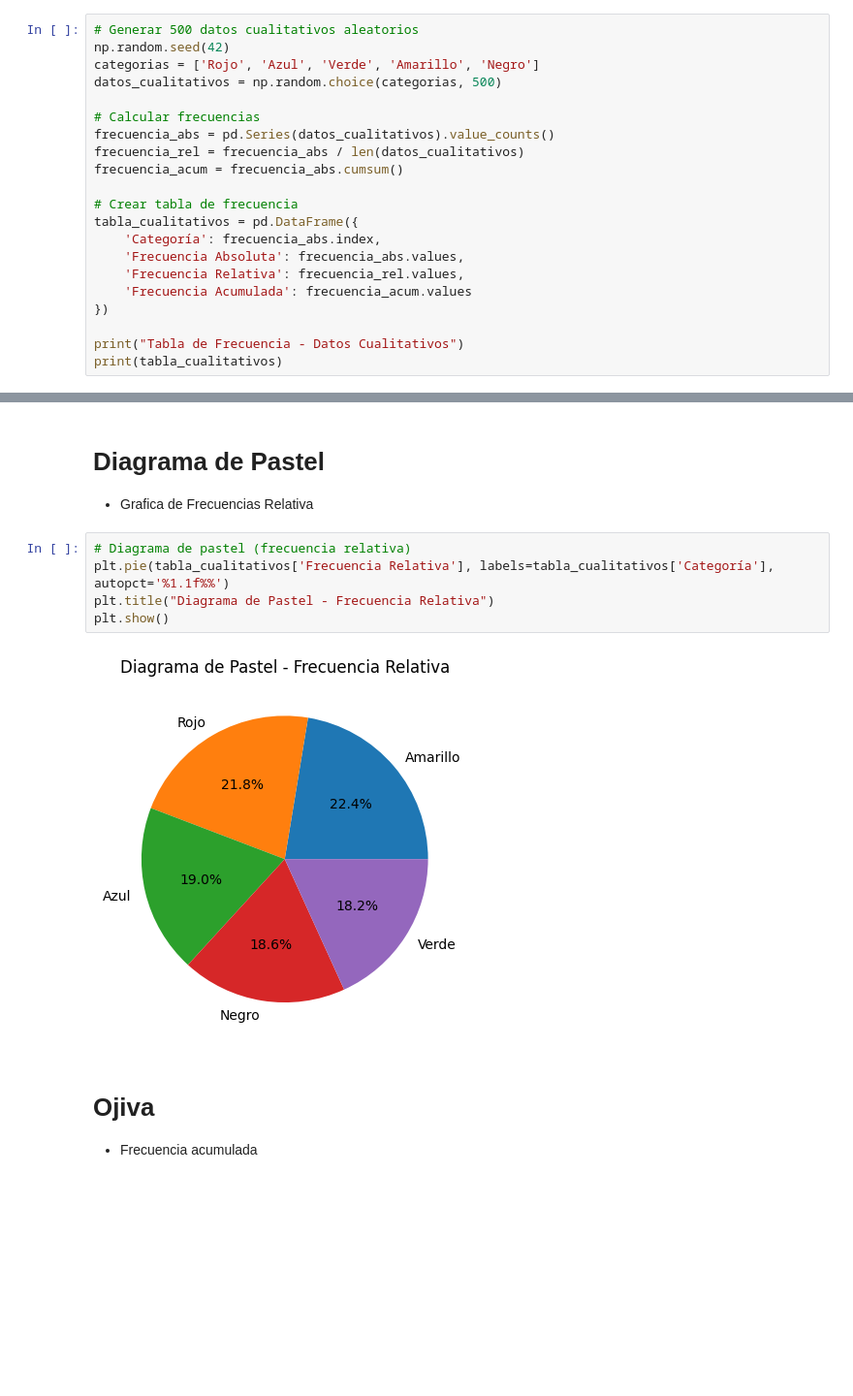
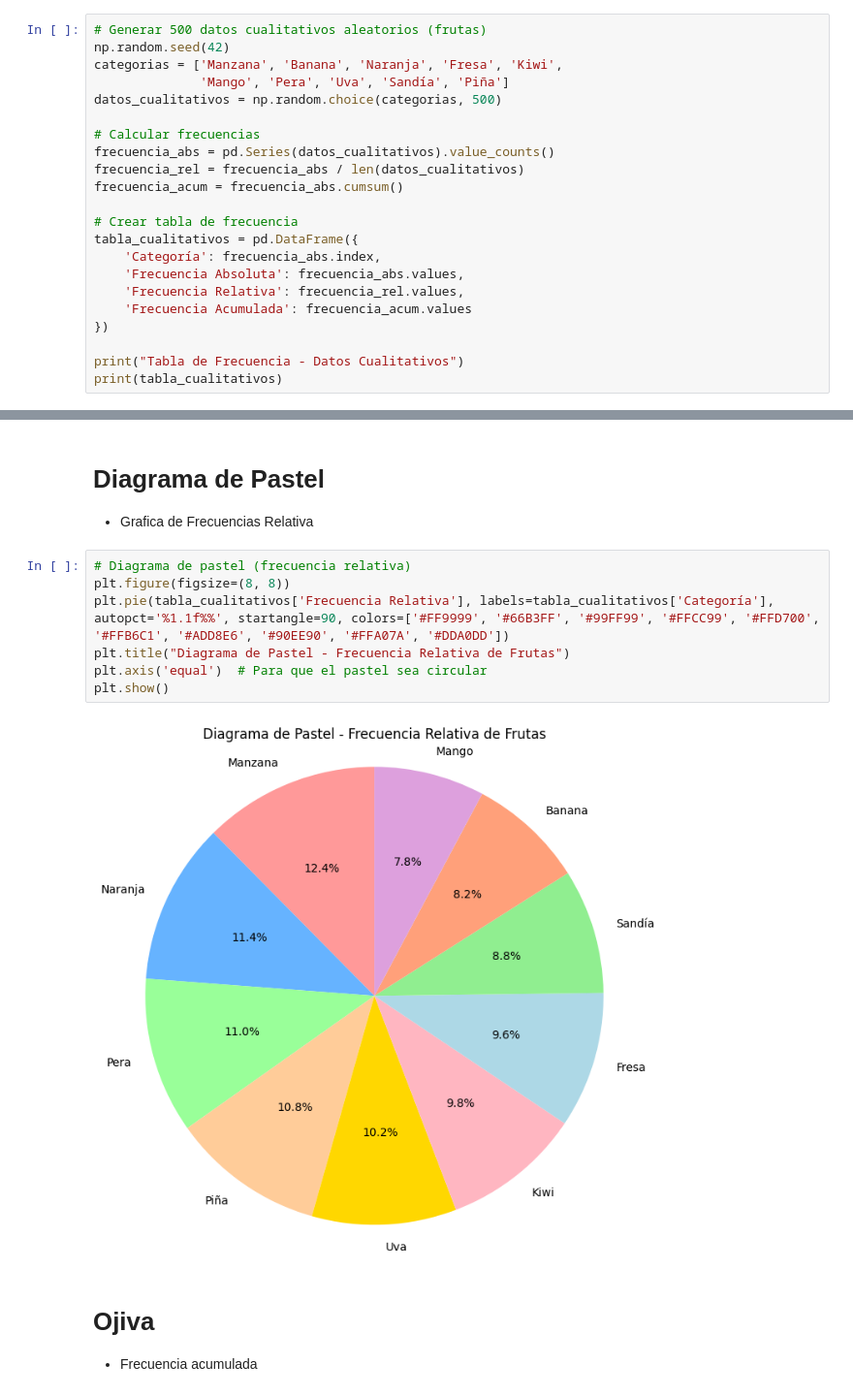
Before and after one commit to SamSCG/PROB-Y-EST, a Jupyter notebook: Nootebook1.ipynb, the cells around one changed output, grey strips where cells are left out. Shown: that part at 97% size. Cells and saved outputs as stored; diff of their text form; blank space fills up the shorter version.

```diff
--- a/Nootebook1.ipynb
+++ b/Nootebook1.ipynb
@@ -12,7 +46,8 @@ setup terminado
 # %%
-# Generar 500 datos cualitativos aleatorios
+# Generar 500 datos cualitativos aleatorios (frutas)
 np.random.seed(42)
-categorias = ['Rojo', 'Azul', 'Verde', 'Amarillo', 'Negro']
+categorias = ['Manzana', 'Banana', 'Naranja', 'Fresa', 'Kiwi',
+              'Mango', 'Pera', 'Uva', 'Sandía', 'Piña']
 datos_cualitativos = np.random.choice(categorias, 500)
 
 # Calcular frecuencias
@@ -82,11 +132,13 @@ plt.show()
 - Grafica de Frecuencias Relativa
 # %%
 # Diagrama de pastel (frecuencia relativa)
-plt.pie(tabla_cualitativos['Frecuencia Relativa'], labels=tabla_cualitativos['Categoría'], autopct='%1.1f%%')
-plt.title("Diagrama de Pastel - Frecuencia Relativa")
+plt.figure(figsize=(8, 8))
+plt.pie(tabla_cualitativos['Frecuencia Relativa'], labels=tabla_cualitativos['Categoría'], autopct='%1.1f%%', startangle=90, colors=['#FF9999', '#66B3FF', '#99FF99', '#FFCC99', '#FFD700', '#FFB6C1', '#ADD8E6', '#90EE90', '#FFA07A', '#DDA0DD'])
+plt.title("Diagrama de Pastel - Frecuencia Relativa de Frutas")
+plt.axis('equal')  # Para que el pastel sea circular
 plt.show()
 # %% [output]
-[figure, old version]
+[figure, new version]
 # %% [markdown]
 # Ojiva
 
```
Also changed, not shown: parts of 6 cells of this notebook.
